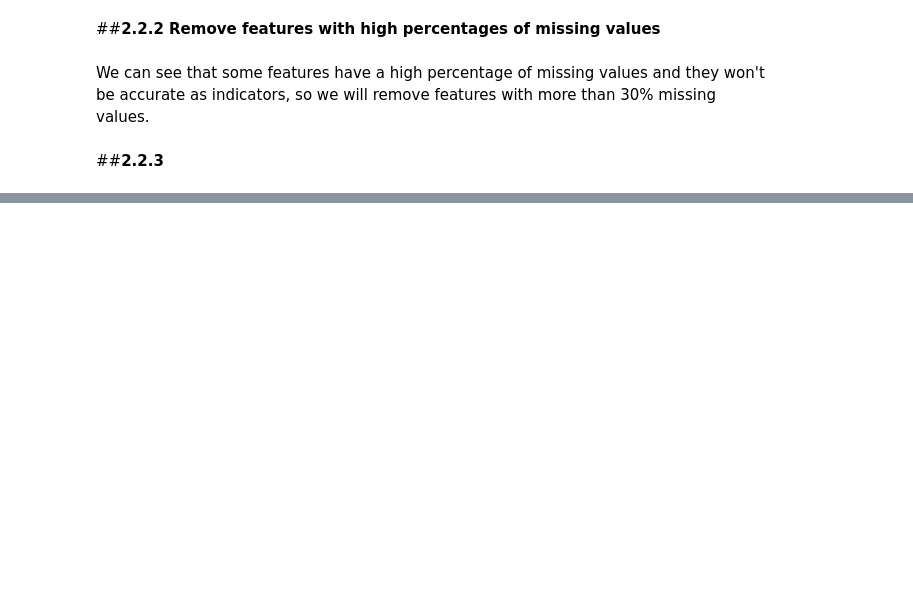
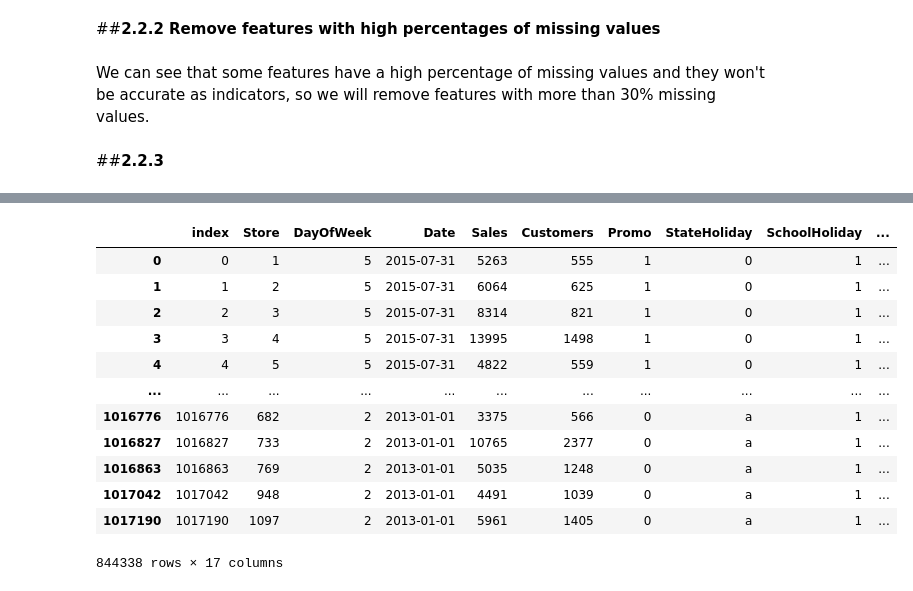
Before and after one commit to Team-AlmaBetter/Retail-Sales-Prediction, a Jupyter notebook: Rossmann_Sales_Prediction_Capstone_Project.ipynb, the cells around one changed output, grey strips where cells are left out. Cells and saved outputs as stored; diff of their text form; code cells hidden in the pictures; blank space fills up the shorter version.

```diff
--- a/Rossmann_Sales_Prediction_Capstone_Project.ipynb
+++ b/Rossmann_Sales_Prediction_Capstone_Project.ipynb
@@ -135,0 +244,3 @@ store = store.drop(['CompetitionOpenSinceMonth', 'CompetitionOpenSinceYear','Pro
+# %%
+data = pd.merge(R_data, store, how='left', on='Store')
+data.head()
@@ -135,0 +298,3 @@ store = store.drop(['CompetitionOpenSinceMonth', 'CompetitionOpenSinceYear','Pro
+# %%
+# We will remove the part of the datasets,where stores are closed, they won't generate sales
+data=data[data.Open != 0]
@@ -135,0 +311,3 @@ store = store.drop(['CompetitionOpenSinceMonth', 'CompetitionOpenSinceYear','Pro
+# %%
+# Remove the Stores with zero sales
+data=data[data.Sales != 0]
@@ -135,0 +324,3 @@ store = store.drop(['CompetitionOpenSinceMonth', 'CompetitionOpenSinceYear','Pro
+# %%
+# converting 0 to string '0'
+data.loc[data.StateHoliday == 0,'StateHoliday'] = data.loc[data.StateHoliday == 0,'StateHoliday'].astype(str)
@@ -135,0 +336,17 @@ store = store.drop(['CompetitionOpenSinceMonth', 'CompetitionOpenSinceYear','Pro
+# %%
+# lets drop open column as it have no use now
+data.drop(['Open'],axis=1)
+# %% [output]
+|  | index | Store | DayOfWeek | Date | Sales | Customers | Promo | StateHoliday | SchoolHoliday | ... |
+| 0 | 0 | 1 | 5 | 2015-07-31 | 5263 | 555 | 1 | 0 | 1 | ... |
+| 1 | 1 | 2 | 5 | 2015-07-31 | 6064 | 625 | 1 | 0 | 1 | ... |
+| 2 | 2 | 3 | 5 | 2015-07-31 | 8314 | 821 | 1 | 0 | 1 | ... |
+| 3 | 3 | 4 | 5 | 2015-07-31 | 13995 | 1498 | 1 | 0 | 1 | ... |
+| 4 | 4 | 5 | 5 | 2015-07-31 | 4822 | 559 | 1 | 0 | 1 | ... |
+| ... | ... | ... | ... | ... | ... | ... | ... | ... | ... | ... |
+| 1016776 | 1016776 | 682 | 2 | 2013-01-01 | 3375 | 566 | 0 | a | 1 | ... |
+| 1016827 | 1016827 | 733 | 2 | 2013-01-01 | 10765 | 2377 | 0 | a | 1 | ... |
+| 1016863 | 1016863 | 769 | 2 | 2013-01-01 | 5035 | 1248 | 0 | a | 1 | ... |
+| 1017042 | 1017042 | 948 | 2 | 2013-01-01 | 4491 | 1039 | 0 | a | 1 | ... |
+| 1017190 | 1017190 | 1097 | 2 | 2013-01-01 | 5961 | 1405 | 0 | a | 1 | ... |
+844338 rows × 17 columns
```
Also changed, not shown: parts of 30 cells of this notebook.
